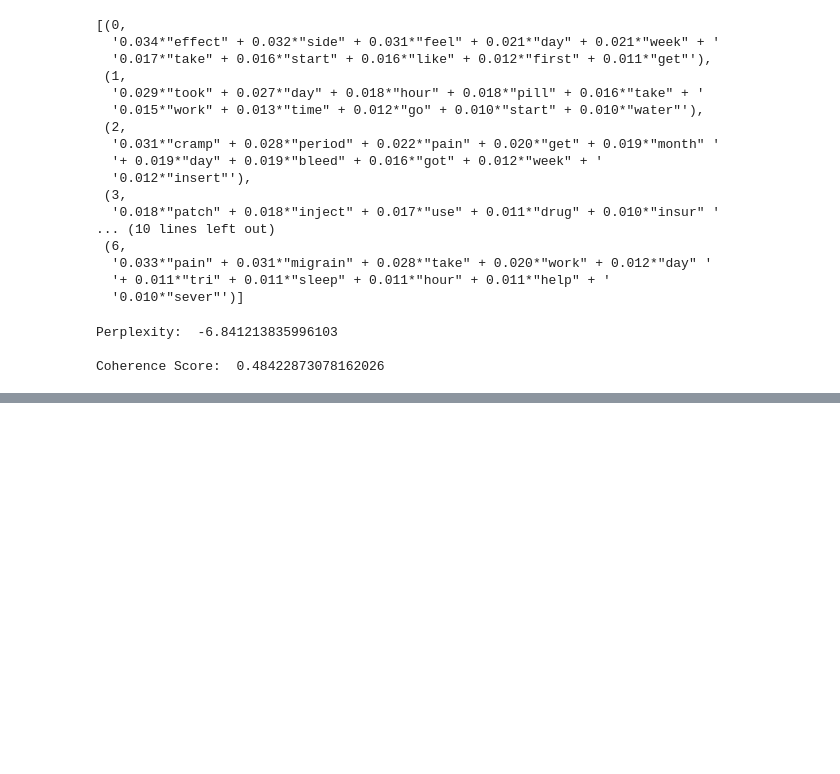
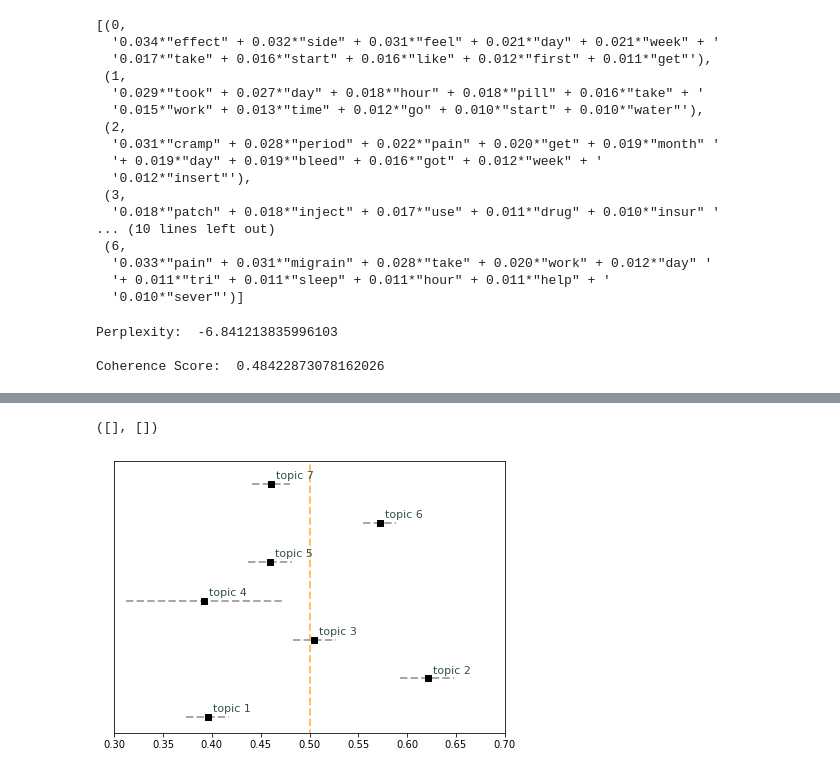
Before and after one commit to Niccolo-Rocchi/Text-Mining-Project, a Jupyter notebook: Topic Modeling/LDA.ipynb, the cells around one changed output, grey strips where cells are left out. Saved outputs shown, nothing was run; the diff lists cells and outputs as text; code cells hidden in the pictures; blank space fills up the shorter version.

```diff
--- a/Topic Modeling/LDA.ipynb
+++ b/Topic Modeling/LDA.ipynb
@@ -224,0 +473,5 @@ sorted(dict(zip(*np.unique([itm[0] for itm in data['review'].str.findall(r'{}'.f
+# %%
+# See the most relevant topic for each review
+data['index'] = [i for i in range(data.shape[0])]
+data['top_topic'] = data.apply(lambda x: find_topic(x, which = 0), axis = 1)
+data.head()
@@ -224,0 +497,42 @@ sorted(dict(zip(*np.unique([itm[0] for itm in data['review'].str.findall(r'{}'.f
+# %%
+conf = .999 # must be: 0 < conf < 1
+# %%
+# Create confidence intervals for proportion (topic prevalence in positive ratings)
+results = data.groupby(['top_topic', 'positiveness'], as_index = False).count()[['top_topic', 'positiveness', 'index']].rename({'index':'count', 'top_topic' : 'topic'}, axis = 1)
+n = results.groupby(['topic'], as_index = False).sum()[['topic', 'count']].rename({'count':'n'}, axis = 1)
+results = pd.merge(results, n, how = 'left', on = ['topic'])
+results['p'] = results.apply(lambda x: round(x['count']/x['n'], 3), axis =1)
+results['lower'] = results.apply(lambda x: conf_int_prop(x, conf, 'lower'), axis = 1)
+results['upper'] = results.apply(lambda x: conf_int_prop(x, conf, 'upper'), axis = 1)
+
+# Filter positive topics
+results = results[results['positiveness'] == 1]
+
+# Rename topics
+results['topic'] = results['topic'].apply(lambda x: x+1)
+
+results.head()
+# %%
+# Plot
+plt.figure(figsize = (7, 5))
+plt.scatter('p', 'topic', data = results,
+         color = 'black', s = 35, marker = 's', zorder = 1)
+plt.hlines('topic', 'lower', 'upper', data = results,
+           colors='#a8a8a8', linestyles = 'dashed', linewidth = 2, zorder = 0)
+plt.vlines(0.5, -1, 8,
+           colors='#ff9900', linestyles = 'dashed', linewidth = 2, zorder = -1, alpha = 0.6)
+
+# annotate
+annotation = results.copy()
+annotation['topic_string'] = annotation['topic'].apply(lambda x: f'topic {x}')
+annotation = pd.DataFrame(annotation.set_index('topic_string')[['p','topic']])
+for k, v in annotation.iterrows():
+    plt.annotate(k, v,
+                 xytext=(5,5), textcoords='offset points',
+                 family='sans-serif', fontsize=11, color='darkslategrey')
+plt.xlim((0.3, 0.7))
+plt.ylim((0.6, 7.6))
+plt.yticks([])
+# %% [output]
+([], [])
+[figure, added]
```
Also changed, not shown: parts of 25 cells of this notebook.
